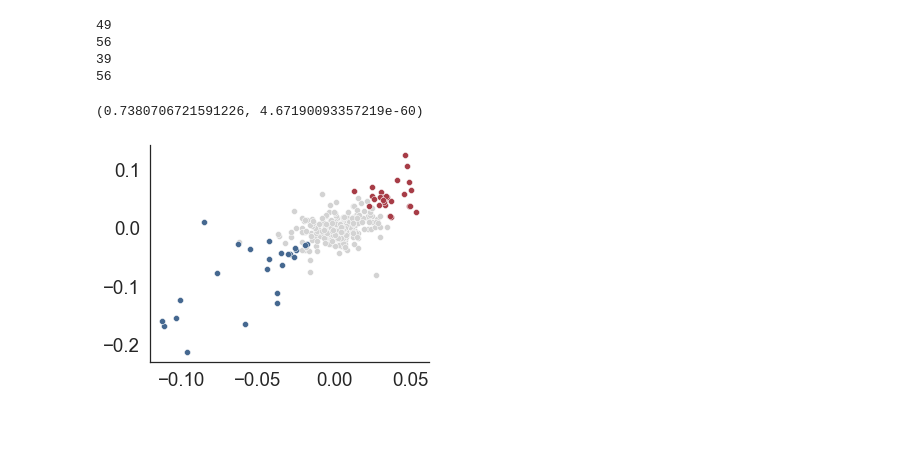
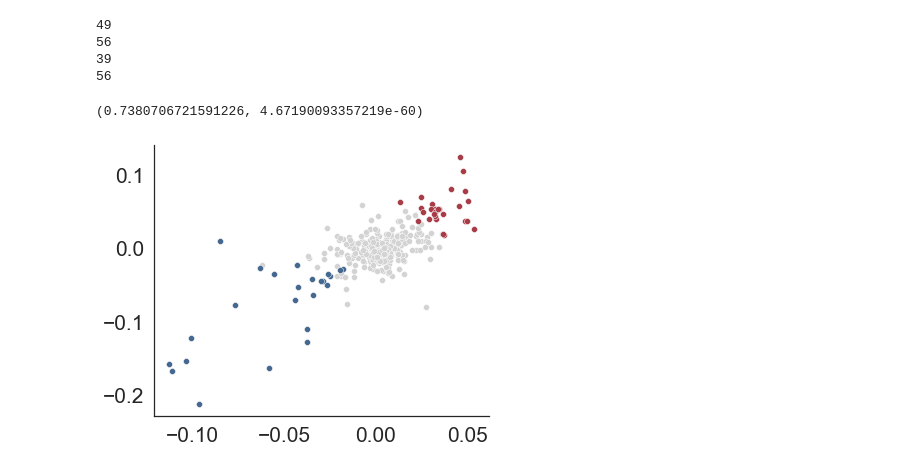
Before and after one commit to beccajcarlson/IRF3OpticalPooledScreen, a Jupyter notebook: CodeforFigures/Figure1_Supp.ipynb, the cells around one changed output. Cells and saved outputs as stored; diff of their text form; code cells hidden in the pictures; blank space fills up the shorter version.

```diff
--- a/CodeforFigures/Figure1_Supp.ipynb
+++ b/CodeforFigures/Figure1_Supp.ipynb
@@ -198,25 +278,25 @@ df = df.loc[(~pd.isnull(df.mean_transloc_secondary_reporter)) & (~pd.isnull(df.m
 # %%
 print(scipy.stats.pearsonr(df.mean_transloc_secondary_antibody,df.mean_transloc_secondary_reporter))
 
 
 
-sns.set(font_scale=1.7)
-plt.figure(figsize = (5,4))
+sns.set(font_scale=1.9)
+plt.figure(figsize = (6,5))
 sns.set_style("white")
 sns.scatterplot(x = df.mean_transloc_secondary_antibody, y = df.mean_transloc_secondary_reporter,
                 color = mcolors.to_rgba('#d3d3d3'))
 sns.scatterplot(x = df[df.index.isin(lowhits)].mean_transloc_secondary_antibody, y = df[df.index.isin(lowhits)].mean_transloc_secondary_reporter,
                 color=pal[1])
 sns.scatterplot(x = df[df.index.isin(highhits)].mean_transloc_secondary_antibody, y = df[df.index.isin(highhits)].mean_transloc_secondary_reporter,
                color=pal[0])
 sns.despine(top = True, right = True)
 plt.xlabel('')
 plt.ylabel('')
 
 
 plt.savefig('../../../IRF3 Paper/Figures/F1/secondary-secondary_corr.tif', dpi = 600, bbox_inches = 'tight')
 
 plt.show()
 # %% [output]
 (0.7380706721591226, 4.67190093357219e-60)
-[figure, old version]
+[figure, new version]
```
Also changed, not shown: parts of 5 cells of this notebook, 1 other file.
